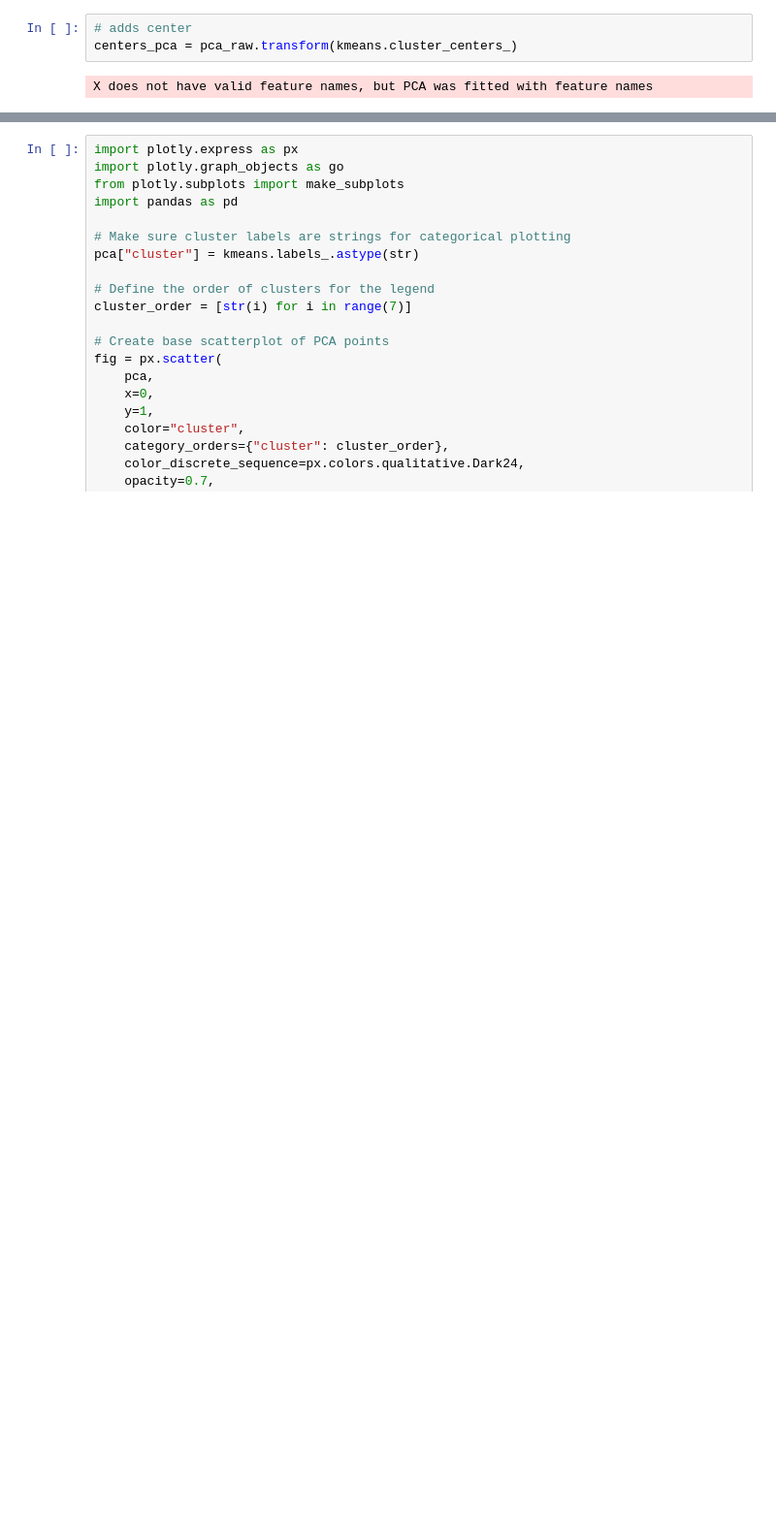
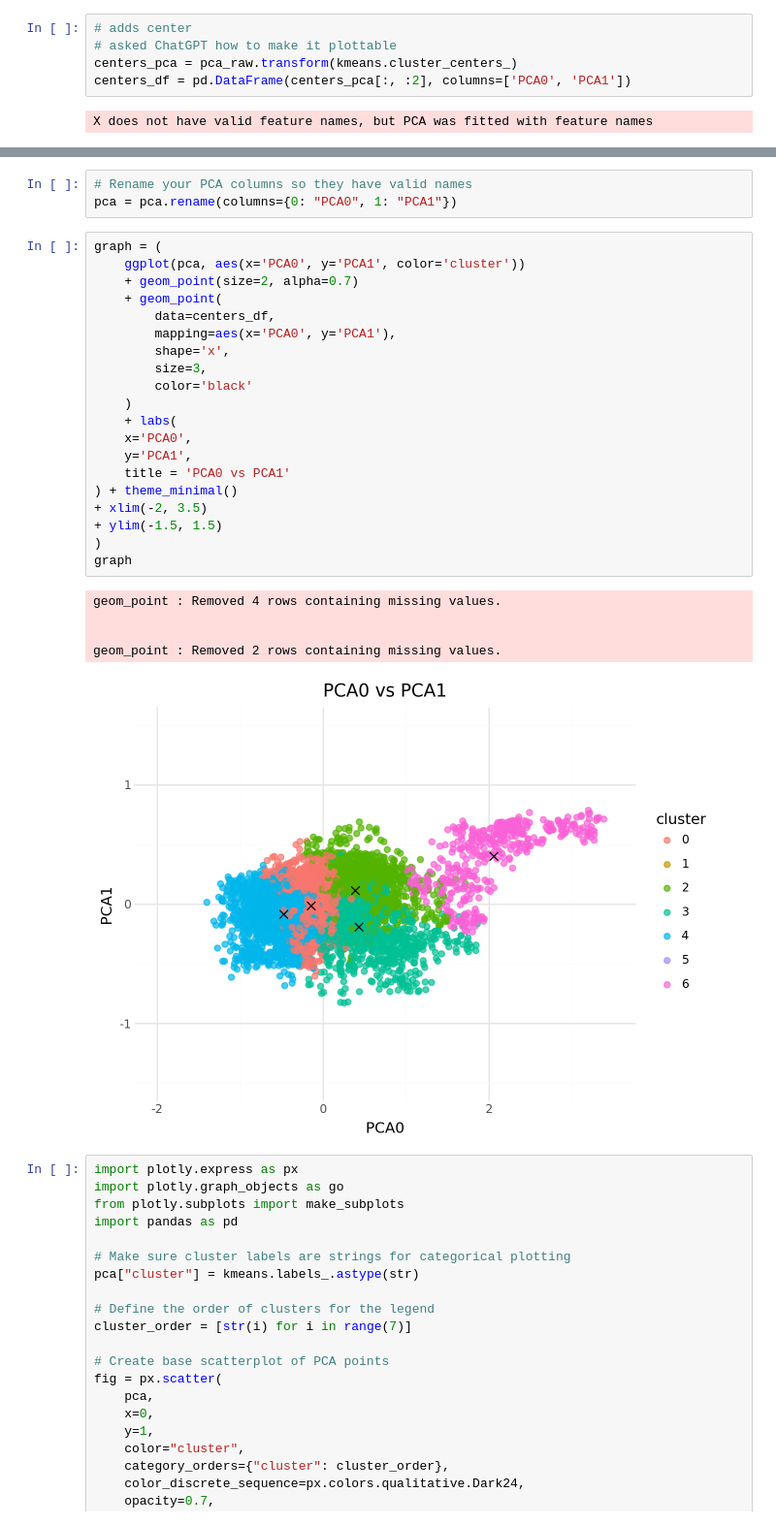
Before and after one commit to gheenc/Computational-Methods, a Jupyter notebook: pset4/pset4 problem 4.ipynb, the cells around one changed output, grey strips where cells are left out. Shown at 97% size. Cells and saved outputs as stored; diff of their text form; blank space fills up the shorter version.

Commit message:
added black x centers - only 5 appearing not 6

```diff
--- a/pset4/pset4 problem 4.ipynb
+++ b/pset4/pset4 problem 4.ipynb
@@ -160,6 +132,8 @@ pca["cluster"] = pca["cluster"].astype(str) # makes string so can be plotted as
 cluster_order = [str(i) for i in range(7)]  # Specifying order of clusters for legend
 # %%
 # adds center
+# asked ChatGPT how to make it plottable
 centers_pca = pca_raw.transform(kmeans.cluster_centers_)
+centers_df = pd.DataFrame(centers_pca[:, :2], columns=['PCA0', 'PCA1'])
 # %% [output]
 X does not have valid feature names, but PCA was fitted with feature names
@@ -166,3 +160,32 @@ X does not have valid feature names, but PCA was fitted with feature names
+# %%
+# Rename your PCA columns so they have valid names
+pca = pca.rename(columns={0: "PCA0", 1: "PCA1"})
+# %%
+graph = (
+    ggplot(pca, aes(x='PCA0', y='PCA1', color='cluster'))
+    + geom_point(size=2, alpha=0.7)
+    + geom_point(
+        data=centers_df,
+        mapping=aes(x='PCA0', y='PCA1'),
+        shape='x',
+        size=3,
+        color='black'
+    )
+    + labs(
+    x='PCA0',
+    y='PCA1',
+    title = 'PCA0 vs PCA1'
+) + theme_minimal()
++ xlim(-2, 3.5)
++ ylim(-1.5, 1.5)
+)
+graph
+# %% [output]
+geom_point : Removed 4 rows containing missing values.
+
+
+geom_point : Removed 2 rows containing missing values.
+[figure, added]
 # %%
 import plotly.express as px
 import plotly.graph_objects as go
```
Also changed, not shown: parts of 5 cells of this notebook, 1 other file.
